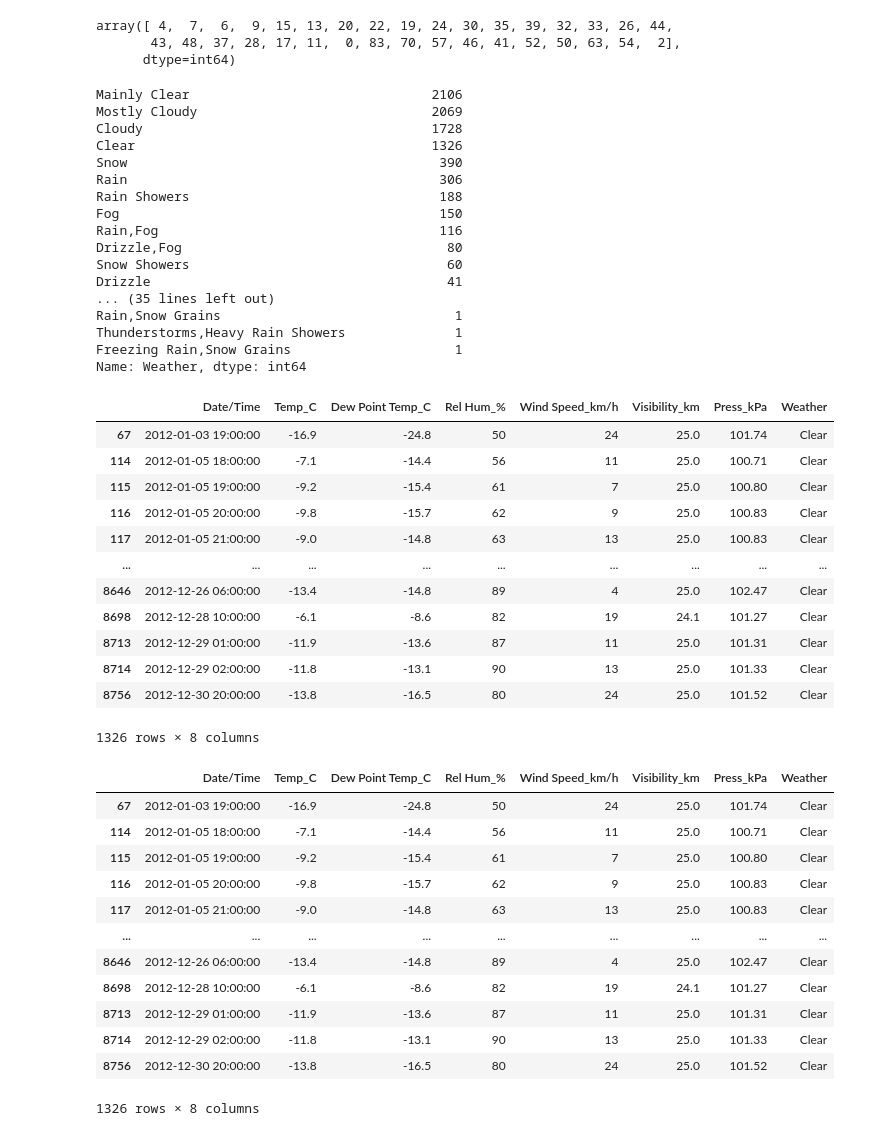
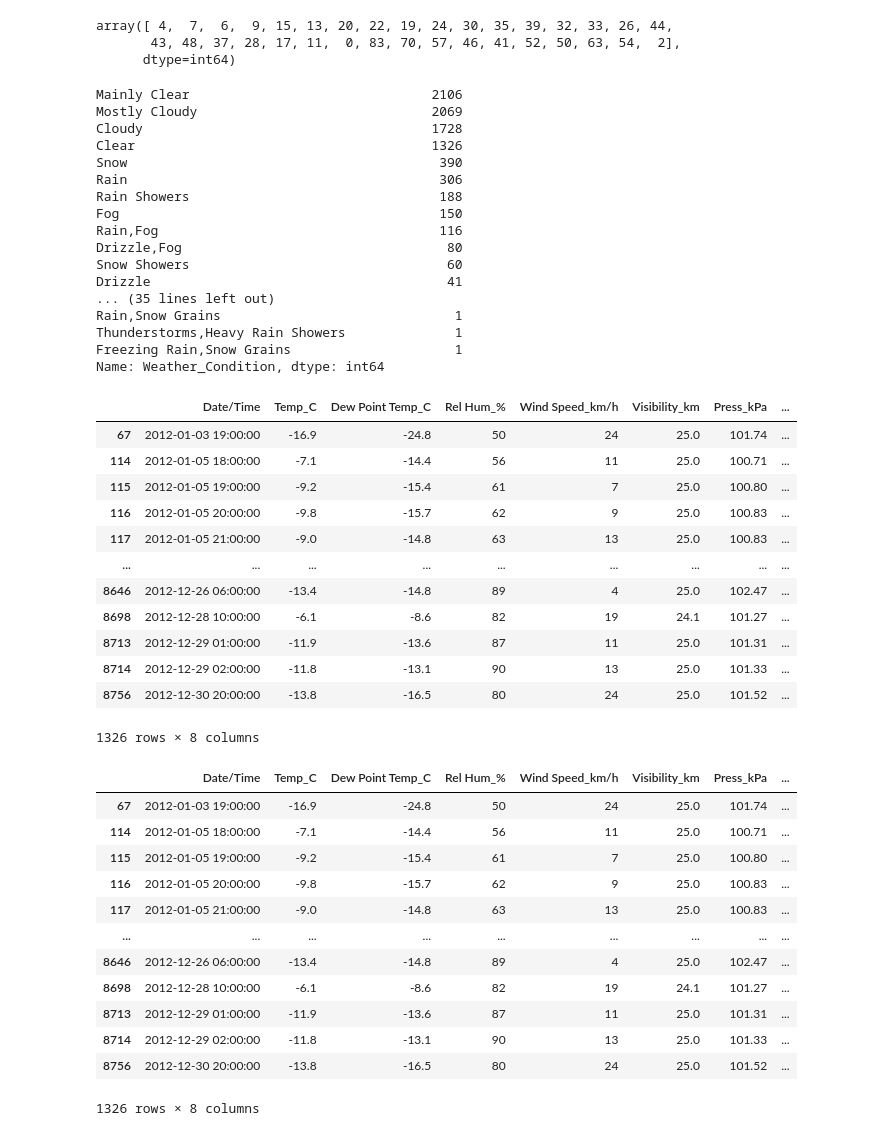
Before and after one commit to Dev-Franc/Weather-Data-Analysis, a Jupyter notebook: Weather-Analysis.ipynb, the cells around one changed output. Cells and saved outputs as stored; diff of their text form; code cells hidden in the pictures.

Commit message:
Finished Weather analysis

```diff
--- a/Weather-Analysis.ipynb
+++ b/Weather-Analysis.ipynb
@@ -59,3 +72,6 @@ df['Date/Time'] = pd.to_datetime(df['Date/Time'])
+# %%
+## Rename the column 'Weather' to 'Weather Conditions'
+df.rename(columns={'Weather' : 'Weather_Condition'}, inplace = True)
 # %%
 df
 # %% [output]
@@ -120,7 +133,7 @@ array([ 4,  7,  6,  9, 15, 13, 20, 22, 19, 24, 30, 35, 39, 32, 33, 26, 44,
       dtype=int64)
 # %%
 ## find the number of thime the 'Weather is exactly clear'.
-df.Weather.value_counts()
+df.Weather_Condition.value_counts()
 # %% [output]
 Mainly Clear                               2106
 Mostly Cloudy                              2069
@@ -138,38 +151,38 @@ Drizzle                                      41
 Rain,Snow Grains                              1
 Thunderstorms,Heavy Rain Showers              1
 Freezing Rain,Snow Grains                     1
-Name: Weather, dtype: int64
+Name: Weather_Condition, dtype: int64
 # %%
-df[df.Weather == 'Clear']
+df[df.Weather_Condition == 'Clear']
 # %% [output]
-|  | Date/Time | Temp_C | Dew Point Temp_C | Rel Hum_% | Wind Speed_km/h | Visibility_km | Press_kPa | Weather |
-| 67 | 2012-01-03 19:00:00 | -16.9 | -24.8 | 50 | 24 | 25.0 | 101.74 | Clear |
-| 114 | 2012-01-05 18:00:00 | -7.1 | -14.4 | 56 | 11 | 25.0 | 100.71 | Clear |
-| 115 | 2012-01-05 19:00:00 | -9.2 | -15.4 | 61 | 7 | 25.0 | 100.80 | Clear |
-| 116 | 2012-01-05 20:00:00 | -9.8 | -15.7 | 62 | 9 | 25.0 | 100.83 | Clear |
-| 117 | 2012-01-05 21:00:00 | -9.0 | -14.8 | 63 | 13 | 25.0 | 100.83 | Clear |
+|  | Date/Time | Temp_C | Dew Point Temp_C | Rel Hum_% | Wind Speed_km/h | Visibility_km | Press_kPa | ... |
+| 67 | 2012-01-03 19:00:00 | -16.9 | -24.8 | 50 | 24 | 25.0 | 101.74 | ... |
+| 114 | 2012-01-05 18:00:00 | -7.1 | -14.4 | 56 | 11 | 25.0 | 100.71 | ... |
+| 115 | 2012-01-05 19:00:00 | -9.2 | -15.4 | 61 | 7 | 25.0 | 100.80 | ... |
+| 116 | 2012-01-05 20:00:00 | -9.8 | -15.7 | 62 | 9 | 25.0 | 100.83 | ... |
+| 117 | 2012-01-05 21:00:00 | -9.0 | -14.8 | 63 | 13 | 25.0 | 100.83 | ... |
 | ... | ... | ... | ... | ... | ... | ... | ... | ... |
-| 8646 | 2012-12-26 06:00:00 | -13.4 | -14.8 | 89 | 4 | 25.0 | 102.47 | Clear |
-| 8698 | 2012-12-28 10:00:00 | -6.1 | -8.6 | 82 | 19 | 24.1 | 101.27 | Clear |
-| 8713 | 2012-12-29 01:00:00 | -11.9 | -13.6 | 87 | 11 | 25.0 | 101.31 | Clear |
-| 8714 | 2012-12-29 02:00:00 | -11.8 | -13.1 | 90 | 13 | 25.0 | 101.33 | Clear |
-| 8756 | 2012-12-30 20:00:00 | -13.8 | -16.5 | 80 | 24 | 25.0 | 101.52 | Clear |
+| 8646 | 2012-12-26 06:00:00 | -13.4 | -14.8 | 89 | 4 | 25.0 | 102.47 | ... |
+| 8698 | 2012-12-28 10:00:00 | -6.1 | -8.6 | 82 | 19 | 24.1 | 101.27 | ... |
+| 8713 | 2012-12-29 01:00:00 | -11.9 | -13.6 | 87 | 11 | 25.0 | 101.31 | ... |
+| 8714 | 2012-12-29 02:00:00 | -11.8 | -13.1 | 90 | 13 | 25.0 | 101.33 | ... |
+| 8756 | 2012-12-30 20:00:00 | -13.8 | -16.5 | 80 | 24 | 25.0 | 101.52 | ... |
 1326 rows × 8 columns
 # %%
-df.groupby('Weather').get_group('Clear')
+df.groupby('Weather_Condition').get_group('Clear')
 # %% [output]
-|  | Date/Time | Temp_C | Dew Point Temp_C | Rel Hum_% | Wind Speed_km/h | Visibility_km | Press_kPa | Weather |
-| 67 | 2012-01-03 19:00:00 | -16.9 | -24.8 | 50 | 24 | 25.0 | 101.74 | Clear |
-| 114 | 2012-01-05 18:00:00 | -7.1 | -14.4 | 56 | 11 | 25.0 | 100.71 | Clear |
-| 115 | 2012-01-05 19:00:00 | -9.2 | -15.4 | 61 | 7 | 25.0 | 100.80 | Clear |
-| 116 | 2012-01-05 20:00:00 | -9.8 | -15.7 | 62 | 9 | 25.0 | 100.83 | Clear |
-| 117 | 2012-01-05 21:00:00 | -9.0 | -14.8 | 63 | 13 | 25.0 | 100.83 | Clear |
+|  | Date/Time | Temp_C | Dew Point Temp_C | Rel Hum_% | Wind Speed_km/h | Visibility_km | Press_kPa | ... |
+| 67 | 2012-01-03 19:00:00 | -16.9 | -24.8 | 50 | 24 | 25.0 | 101.74 | ... |
+| 114 | 2012-01-05 18:00:00 | -7.1 | -14.4 | 56 | 11 | 25.0 | 100.71 | ... |
+| 115 | 2012-01-05 19:00:00 | -9.2 | -15.4 | 61 | 7 | 25.0 | 100.80 | ... |
+| 116 | 2012-01-05 20:00:00 | -9.8 | -15.7 | 62 | 9 | 25.0 | 100.83 | ... |
+| 117 | 2012-01-05 21:00:00 | -9.0 | -14.8 | 63 | 13 | 25.0 | 100.83 | ... |
 | ... | ... | ... | ... | ... | ... | ... | ... | ... |
-| 8646 | 2012-12-26 06:00:00 | -13.4 | -14.8 | 89 | 4 | 25.0 | 102.47 | Clear |
-| 8698 | 2012-12-28 10:00:00 | -6.1 | -8.6 | 82 | 19 | 24.1 | 101.27 | Clear |
-| 8713 | 2012-12-29 01:00:00 | -11.9 | -13.6 | 87 | 11 | 25.0 | 101.31 | Clear |
-| 8714 | 2012-12-29 02:00:00 | -11.8 | -13.1 | 90 | 13 | 25.0 | 101.33 | Clear |
-| 8756 | 2012-12-30 20:00:00 | -13.8 | -16.5 | 80 | 24 | 25.0 | 101.52 | Clear |
+| 8646 | 2012-12-26 06:00:00 | -13.4 | -14.8 | 89 | 4 | 25.0 | 102.47 | ... |
+| 8698 | 2012-12-28 10:00:00 | -6.1 | -8.6 | 82 | 19 | 24.1 | 101.27 | ... |
+| 8713 | 2012-12-29 01:00:00 | -11.9 | -13.6 | 87 | 11 | 25.0 | 101.31 | ... |
+| 8714 | 2012-12-29 02:00:00 | -11.8 | -13.1 | 90 | 13 | 25.0 | 101.33 | ... |
+| 8756 | 2012-12-30 20:00:00 | -13.8 | -16.5 | 80 | 24 | 25.0 | 101.52 | ... |
 1326 rows × 8 columns
 # %%
 ## Find the number of times when the 'Wind Speed was exactly 4 km/h'
```
Also changed, not shown: parts of 21 cells of this notebook.
